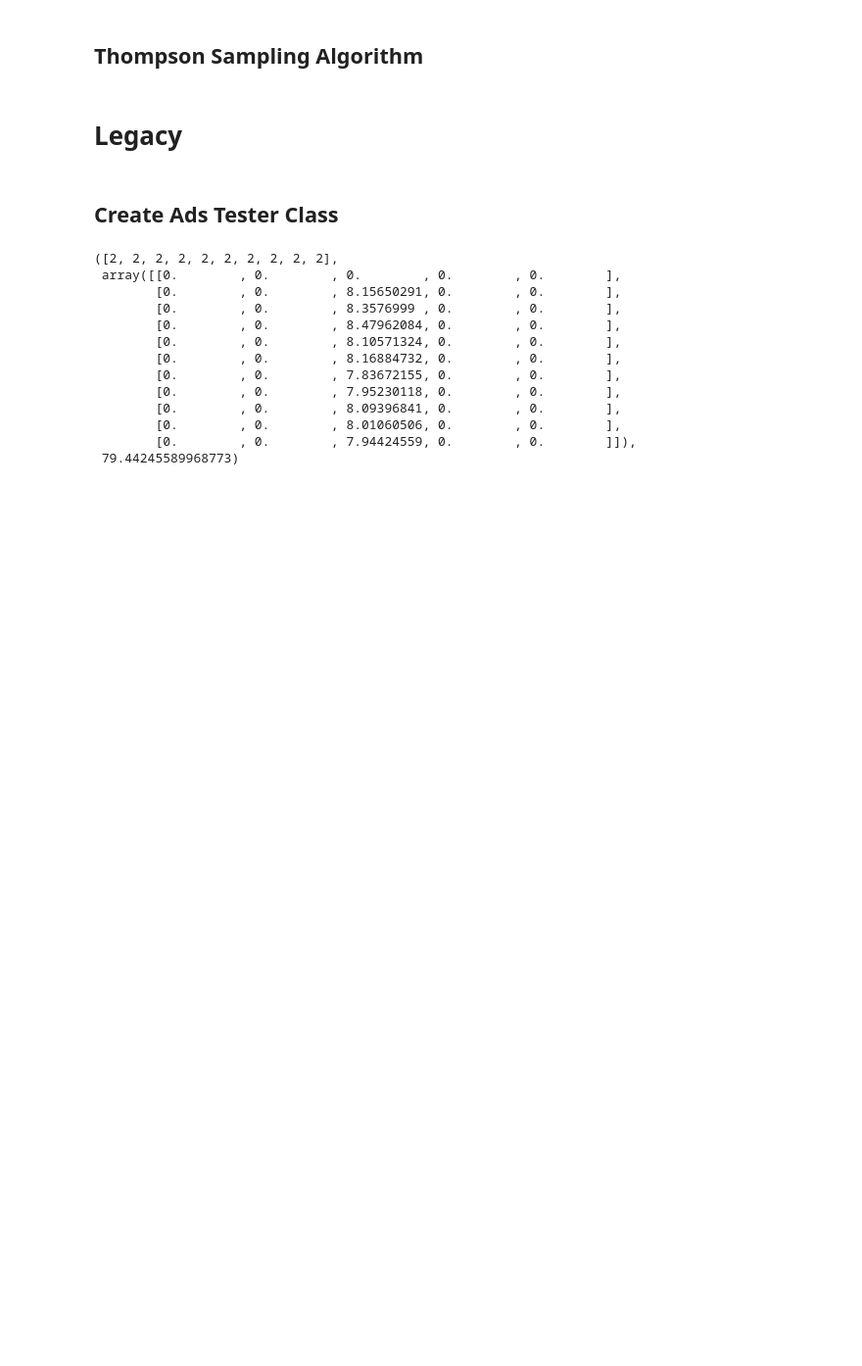
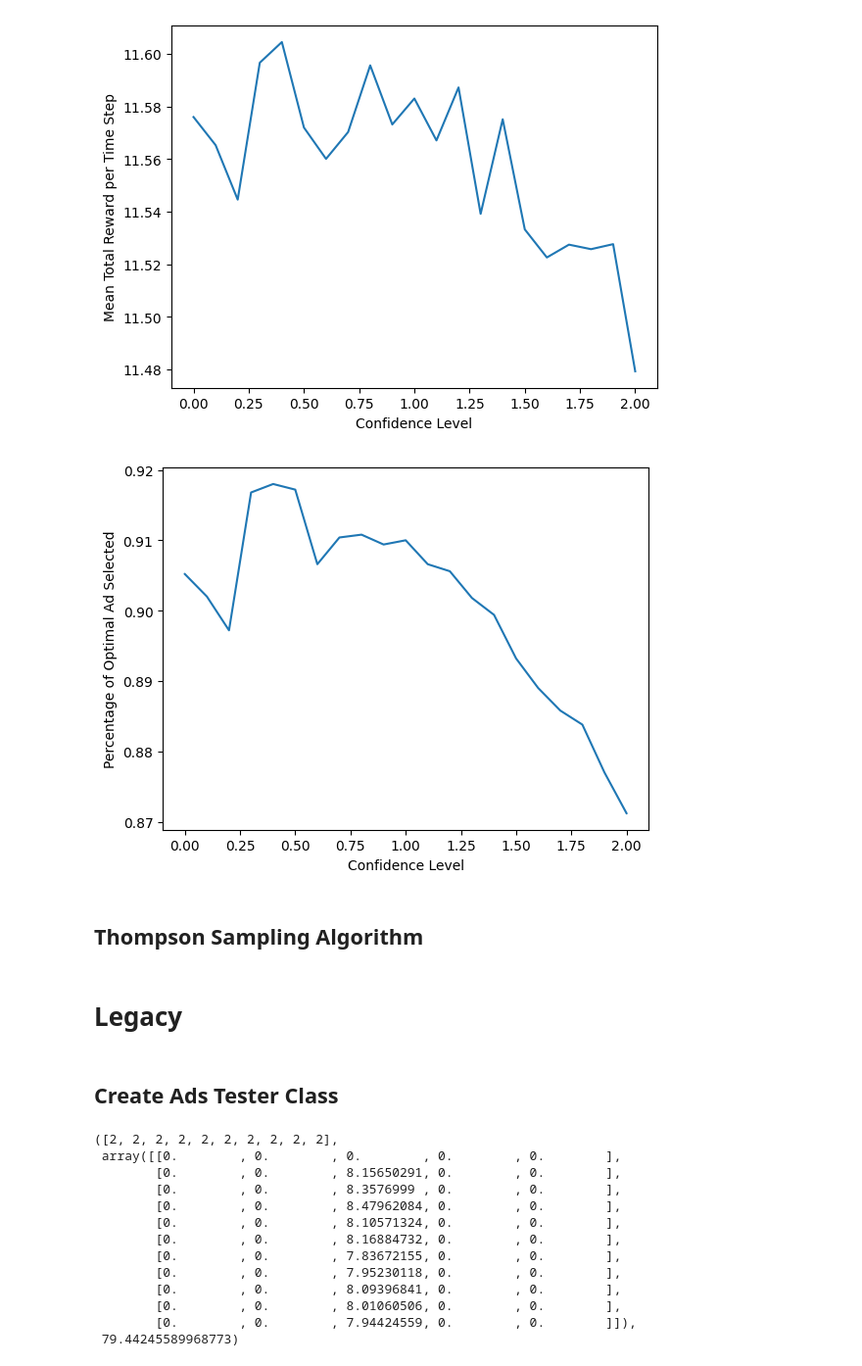
Before and after one commit to JohnYCLam/MachineLearning, a Jupyter notebook: Reinforcement_Learning_Multi_armed_Bandit.ipynb, the cells around one changed output. Shown at 98% size. Saved outputs shown, nothing was run; the diff lists cells and outputs as text; code cells hidden in the pictures; blank space fills up the shorter version.

```diff
--- a/Reinforcement_Learning_Multi_armed_Bandit.ipynb
+++ b/Reinforcement_Learning_Multi_armed_Bandit.ipynb
@@ -293,21 +299,35 @@ plt.show()
 # %%
 class UCB_MAB(Base_MAB):
+    def __init__(self, true_mean, *args):
+       super().__init__(true_mean, *args)
+       self.estimate_mean = float('inf')
+
     def confidence_bound(self, time_step):
         if self.n_steps == 0:
             return float('inf')
         else:
             return self.arg * np.sqrt(np.log(time_step) / self.n_steps)
+
+    def update(self):
+        if self.estimate_mean == float('inf'):
+            self.estimate_mean = 0.0
+
+        reward = self.return_reward()
+        self.n_steps += 1
+        self.estimate_mean = (1 - 1/self.n_steps) * self.estimate_mean + 1/self.n_steps * reward
 # %%
 class UCB_Experiment(Base_Experiment):
     def select(self, time_step):
-        pass
+        current_means = [mab.estimate_mean + mab.confidence_bound(time_step) for mab in self.mabs]
+        max_index = random_argmax(current_means)
+        return max_index
 
-    def run(self, time_step, n_steps):
+    def run(self, n_steps):
 
         self.mean_rewards = np.full((n_steps + 1, self.n_mabs), float('inf'))
 
-        for n in range(1, n_steps + 1):
-            max_index = self.select(time_step)
+        for t in range(1, n_steps + 1):
+            max_index = self.select(t)
             self.update(max_index)
             self.mabs_selected.append(max_index)
-            self.mean_rewards[n, :] = [mab.estimate_mean for mab in self.mabs]
+            self.mean_rewards[t, :] = [mab.estimate_mean for mab in self.mabs]
@@ -340,3 +334,20 @@ class UCBTester(AdsTester):
+# %%
+confidence_levels = np.array(range(21))/10
+
+mean_rewards_per_param, percent_optimal_mab_selected_per_param = run_epochs(UCB_Experiment, UCB_MAB, true_means, epoch_length = 50, epochs = 100, confidence_levels = confidence_levels)
+# %%
+plt.plot(confidence_levels, mean_rewards_per_param)
+plt.xlabel('Confidence Level')
+plt.ylabel('Mean Total Reward per Time Step')
+plt.show()
+
+plt.plot(confidence_levels, percent_optimal_mab_selected_per_param)
+plt.xlabel('Confidence Level')
+plt.ylabel('Percentage of Optimal Ad Selected')
+plt.show()
+# %% [output]
+[figure, added]
+[figure, added]
 # %% [markdown]
 ## Thompson Sampling Algorithm
 # %% [markdown]
```
Also changed, not shown: parts of 23 cells of this notebook.
